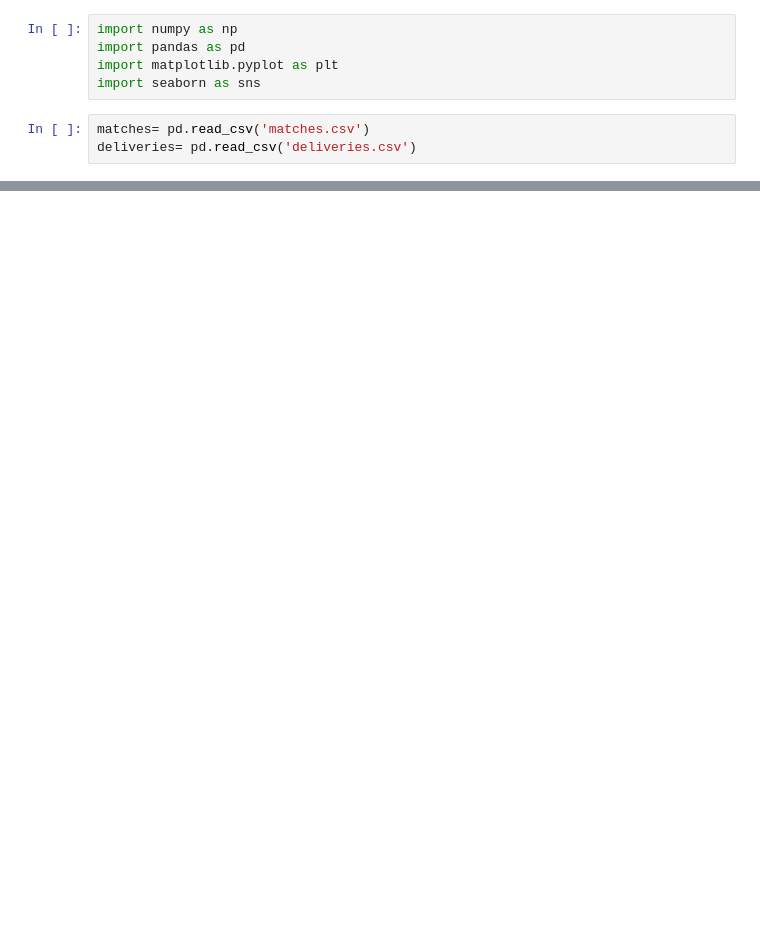
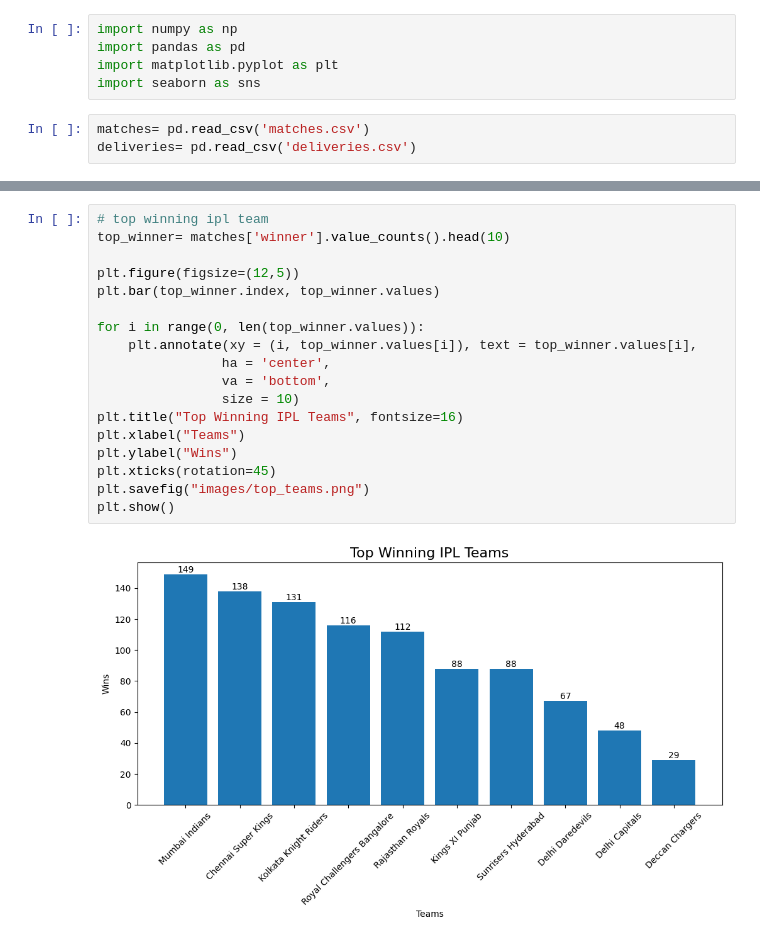
Before and after one commit to Gauravsingh958/Data-Analysis-Projects, a Jupyter notebook: IPL-Data-Analysis/ipl_analysis.ipynb, the cells around one changed output, grey strips where cells are left out. Drawn from its saved outputs; the diff is of its cells as text; blank space fills up the shorter version.

```diff
--- a/IPL-Data-Analysis/ipl_analysis.ipynb
+++ b/IPL-Data-Analysis/ipl_analysis.ipynb
@@ -26,0 +261,20 @@ deliveries.head()
+# %%
+# top winning ipl team
+top_winner= matches['winner'].value_counts().head(10)
+
+plt.figure(figsize=(12,5))
+plt.bar(top_winner.index, top_winner.values)
+
+for i in range(0, len(top_winner.values)):
+    plt.annotate(xy = (i, top_winner.values[i]), text = top_winner.values[i],
+                ha = 'center',
+                va = 'bottom',
+                size = 10)
+plt.title("Top Winning IPL Teams", fontsize=16)
+plt.xlabel("Teams")
+plt.ylabel("Wins")
+plt.xticks(rotation=45)
+plt.savefig("images/top_teams.png")
+plt.show()
+# %% [output]
+[figure, added]
```
Also changed, not shown: parts of 28 cells of this notebook, 5 other files.
